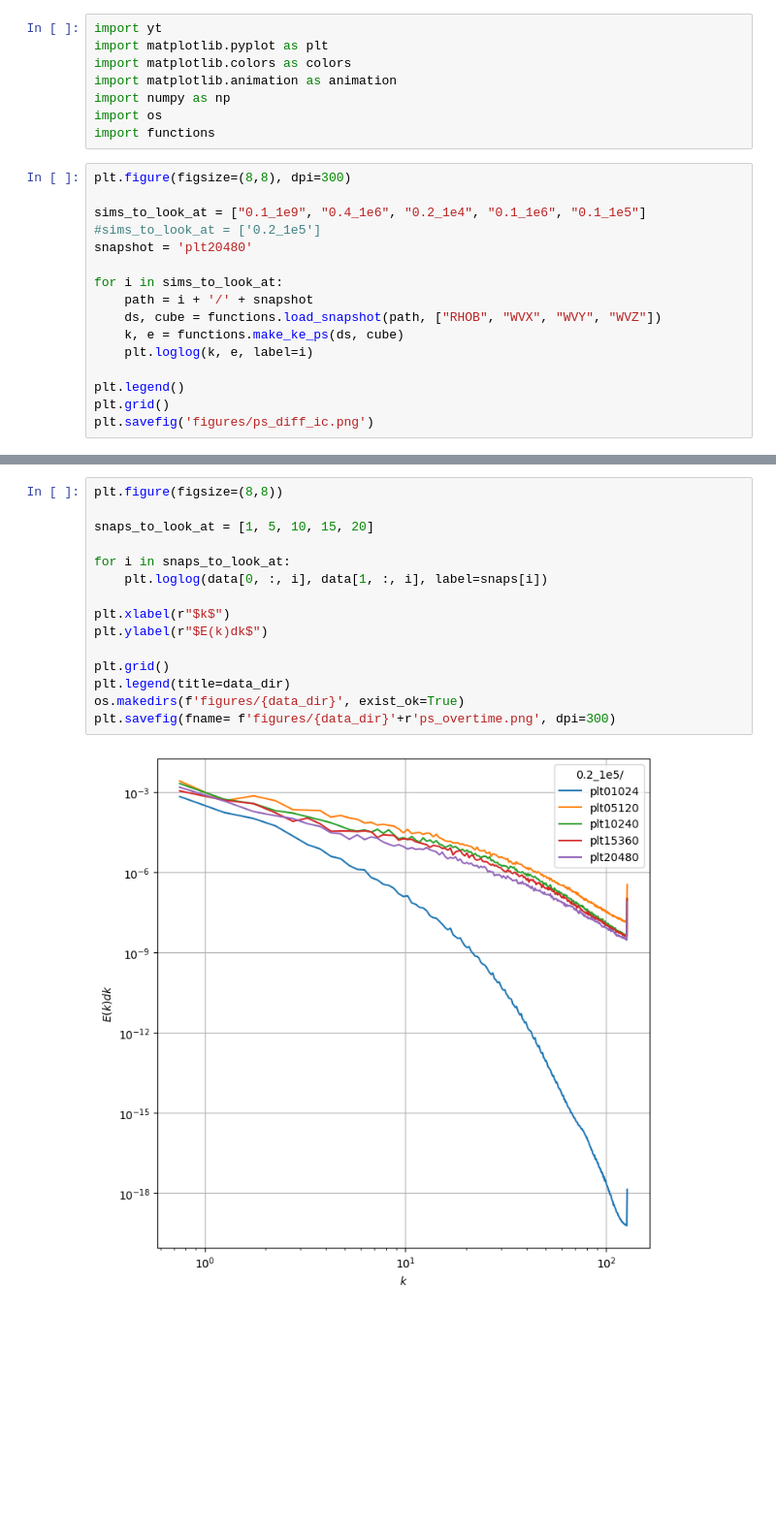
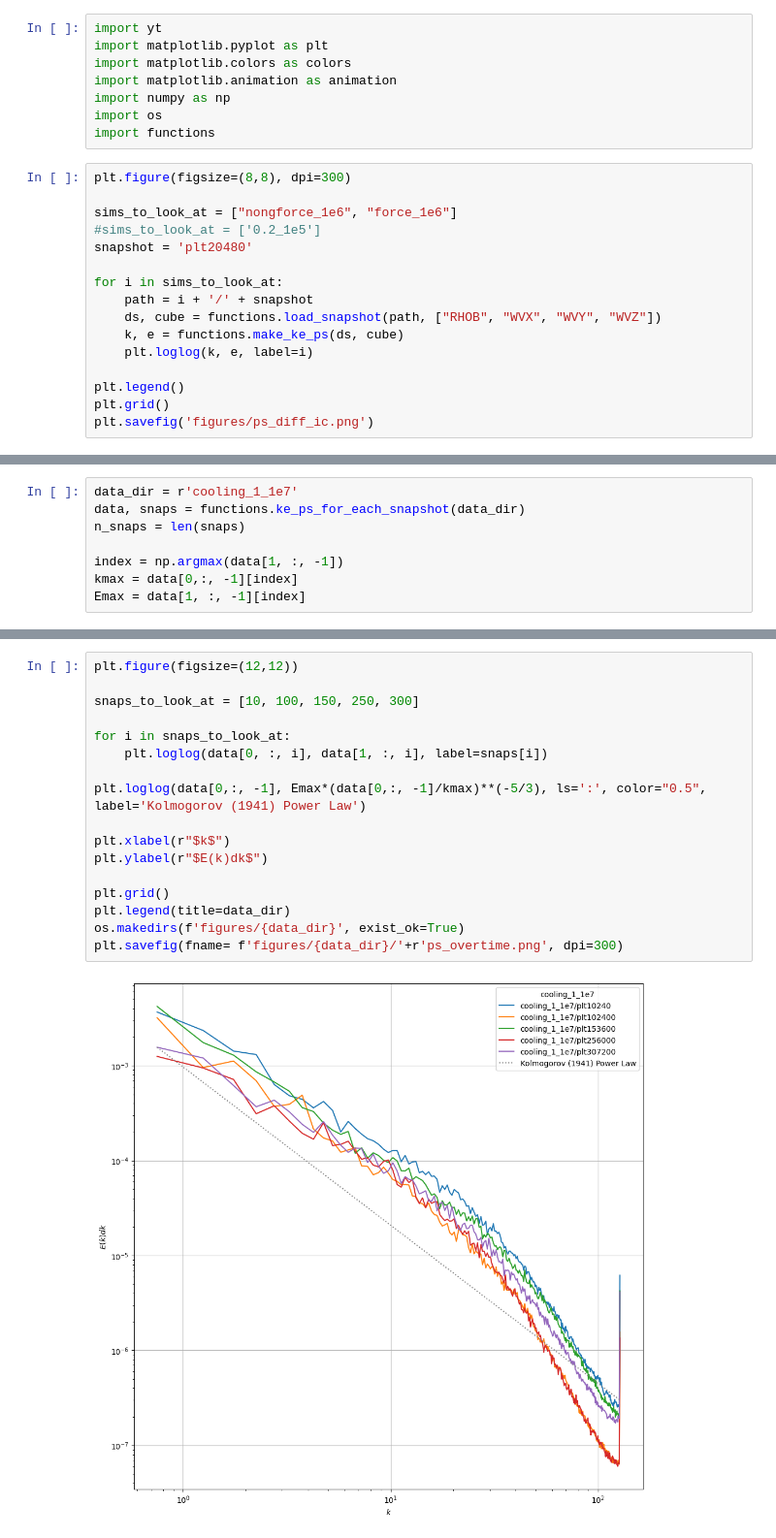
Before and after one commit to Anur-R/RMHD-Odin, a Jupyter notebook: power spectra.ipynb, the cells around one changed output, grey strips where cells are left out. Shown at 97% size. Cells and saved outputs as stored; diff of their text form; blank space fills up the shorter version.

Commit message:
adjustments to allow functionality to 3d domain

```diff
--- a/power spectra.ipynb
+++ b/power spectra.ipynb
@@ -9,7 +9,7 @@ import functions
 # %%
 plt.figure(figsize=(8,8), dpi=300)
 
-sims_to_look_at = ["0.1_1e9", "0.4_1e6", "0.2_1e4", "0.1_1e6", "0.1_1e5"]
+sims_to_look_at = ["nongforce_1e6", "force_1e6"]
 #sims_to_look_at = ['0.2_1e5']
 snapshot = 'plt20480'
 
@@ -88,0 +25,8 @@ anim.save(filename=f'figures/{data_dir}/t={start_at}..20.gif', writer='pillow')
+# %%
+data_dir = r'cooling_1_1e7'
+data, snaps = functions.ke_ps_for_each_snapshot(data_dir)
+n_snaps = len(snaps)
+
+index = np.argmax(data[1, :, -1])
+kmax = data[0,:, -1][index]
+Emax = data[1, :, -1][index]
@@ -89,17 +51,19 @@ anim.save(filename=f'figures/{data_dir}/t={start_at}..20.gif', writer='pillow')
 # %%
-plt.figure(figsize=(8,8))
+plt.figure(figsize=(12,12))
 
-snaps_to_look_at = [1, 5, 10, 15, 20]
+snaps_to_look_at = [10, 100, 150, 250, 300]
 
 for i in snaps_to_look_at:
     plt.loglog(data[0, :, i], data[1, :, i], label=snaps[i])
+
+plt.loglog(data[0,:, -1], Emax*(data[0,:, -1]/kmax)**(-5/3), ls=':', color="0.5", label='Kolmogorov (1941) Power Law')
 
 plt.xlabel(r"$k$")
 plt.ylabel(r"$E(k)dk$")
 
 plt.grid()
 plt.legend(title=data_dir)
 os.makedirs(f'figures/{data_dir}', exist_ok=True)
-plt.savefig(fname= f'figures/{data_dir}'+r'ps_overtime.png', dpi=300)
+plt.savefig(fname= f'figures/{data_dir}/'+r'ps_overtime.png', dpi=300)
 # %% [output]
-[figure, old version]
+[figure, new version]
```
Also changed, not shown: parts of 5 cells of this notebook, 2 other files.
